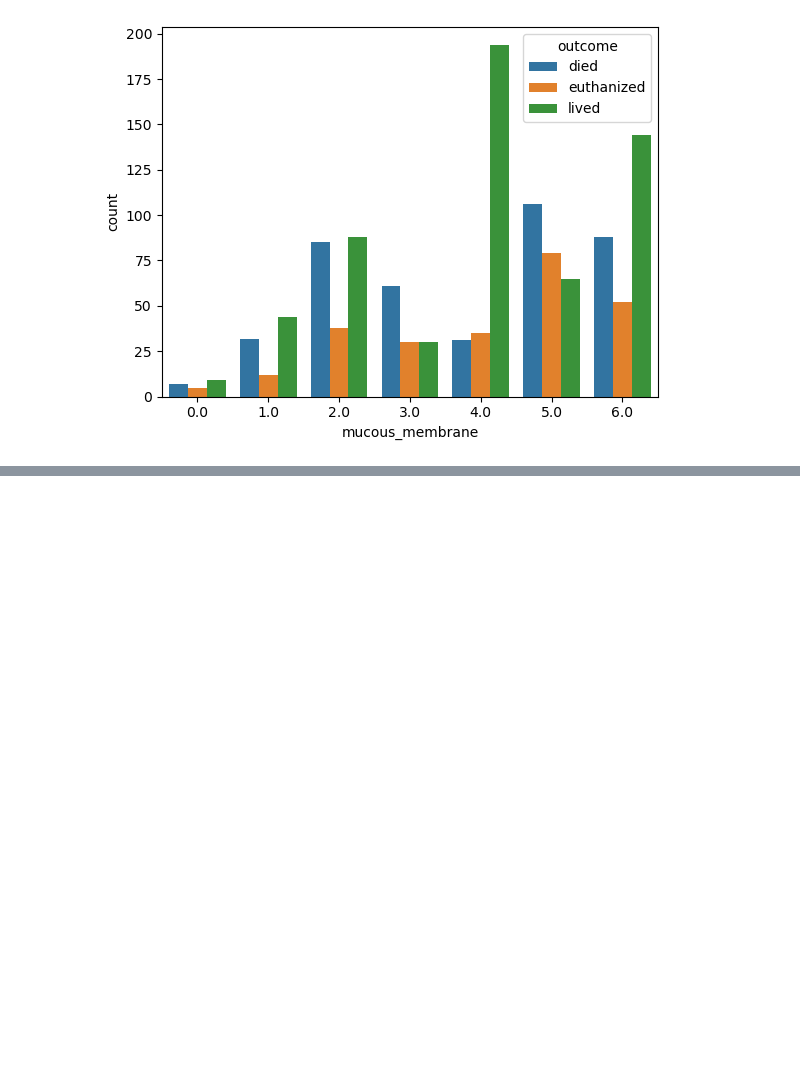
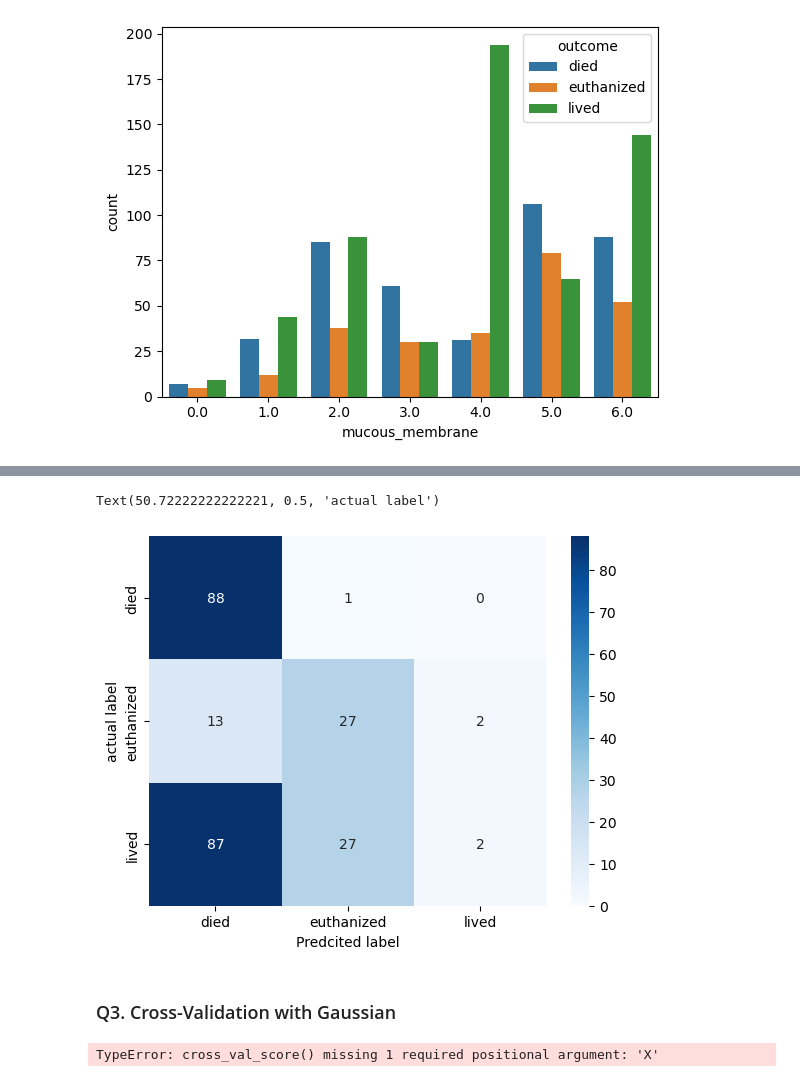
Before and after one commit to UpendraSinghRathore85/ML-Projects-Python, a Jupyter notebook: Supervised Algorithms/Day 155 - ML Naive Bayes 1.ipynb, the cells around one changed output, grey strips where cells are left out. Cells and saved outputs as stored; diff of their text form; code cells hidden in the pictures; blank space fills up the shorter version.

```diff
--- a/Supervised Algorithms/Day 155 - ML Naive Bayes 1.ipynb
+++ b/Supervised Algorithms/Day 155 - ML Naive Bayes 1.ipynb
@@ -522,0 +554,9 @@ sns.countplot(x= 'mucous_membrane', data=df, hue='outcome')
+# %%
+sns.heatmap(cm, annot=True, xticklabels=clf.classes_, yticklabels=clf.classes_, cmap='Blues')
+plt.xlabel("Predcited label")
+plt.ylabel("actual label")
+# %% [output]
+Text(50.72222222222221, 0.5, 'actual label')
+[figure, added]
+# %% [markdown]
+### Q3. Cross-Validation with Gaussian
@@ -522,0 +565,6 @@ sns.countplot(x= 'mucous_membrane', data=df, hue='outcome')
+# %%
+clf = GaussianNB()
+cross_validate = cross_val_score(estimator=clf, cv=5, scoring='f1_weighted')
+cross_validate.fit(X_train, y_train)
+# %% [output]
+TypeError: cross_val_score() missing 1 required positional argument: 'X'
```
Also changed, not shown: parts of 3 cells of this notebook.
